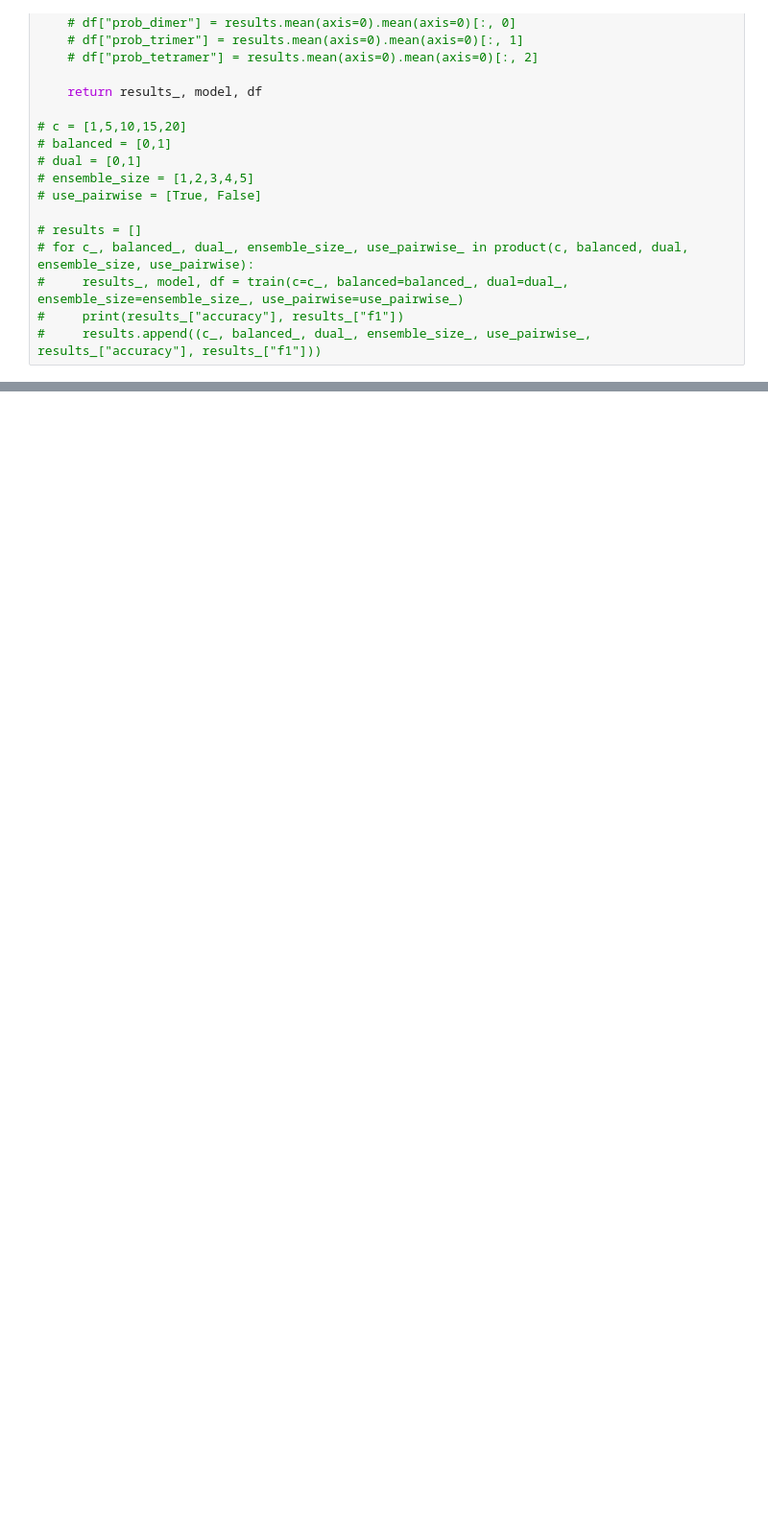
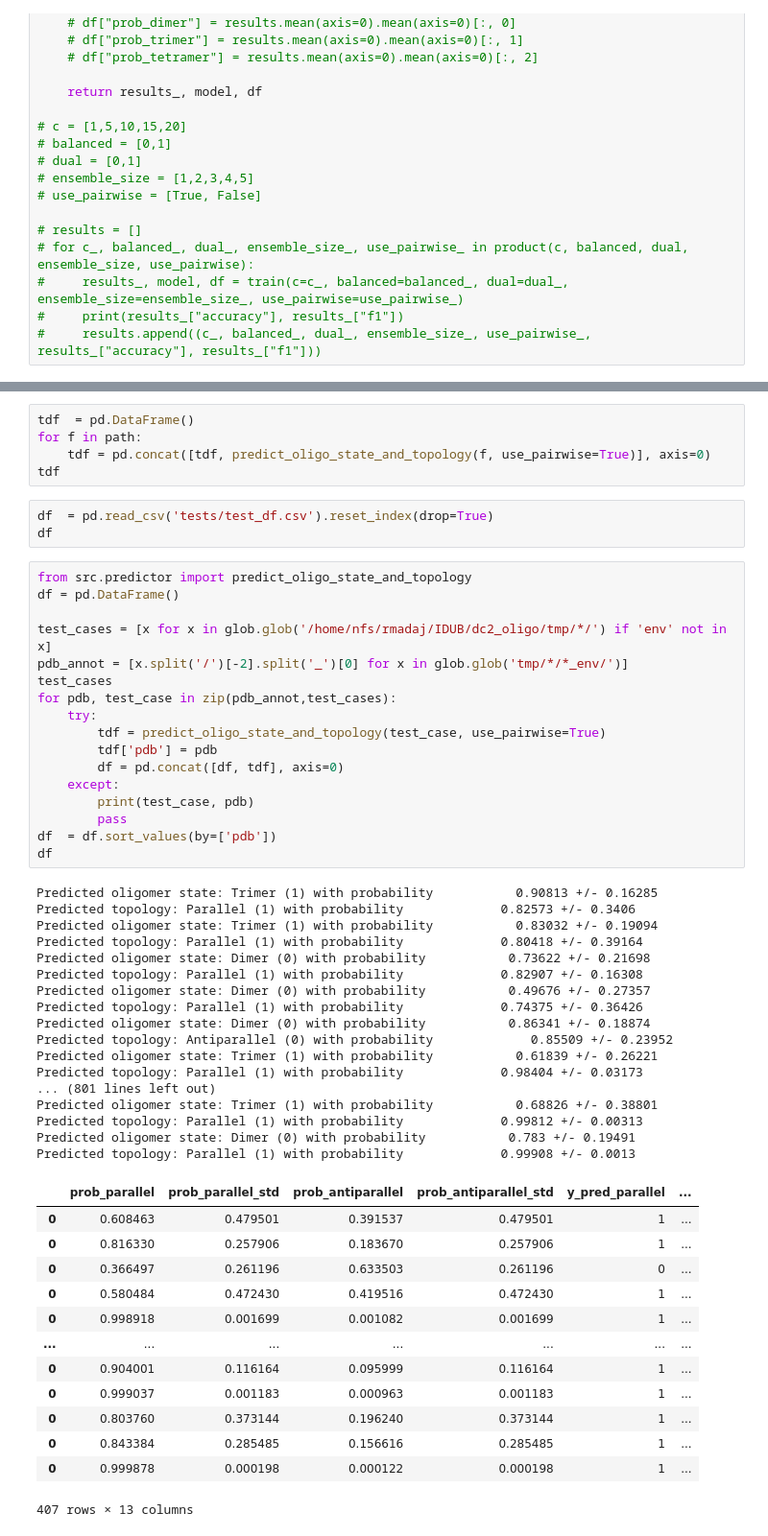
Before and after one commit to labstructbioinf/dc2_oligo, a Jupyter notebook: orient.ipynb, the cells around one changed output, grey strips where cells are left out. Shown at 96% size. Cells and saved outputs as stored; diff of their text form; blank space fills up the shorter version.

```diff
--- a/orient.ipynb
+++ b/orient.ipynb
@@ -231,0 +203,56 @@ df[['pdb','parallel_code','parallel']].loc[df.pdb == '4dzo'].head(10)
+# %%
+tdf  = pd.DataFrame()
+for f in path:
+    tdf = pd.concat([tdf, predict_oligo_state_and_topology(f, use_pairwise=True)], axis=0)
+tdf
+# %%
+df  = pd.read_csv('tests/test_df.csv').reset_index(drop=True)
+df
+# %%
+from src.predictor import predict_oligo_state_and_topology
+df = pd.DataFrame()
+
+test_cases = [x for x in glob.glob('/home/nfs/rmadaj/IDUB/dc2_oligo/tmp/*/') if 'env' not in x]
+pdb_annot = [x.split('/')[-2].split('_')[0] for x in glob.glob('tmp/*/*_env/')]
+test_cases
+for pdb, test_case in zip(pdb_annot,test_cases):
+    try:
+        tdf = predict_oligo_state_and_topology(test_case, use_pairwise=True)
+        tdf['pdb'] = pdb
+        df = pd.concat([df, tdf], axis=0)
+    except:
+        print(test_case, pdb)
+        pass
+df  = df.sort_values(by=['pdb'])
+df
+# %% [output]
+Predicted oligomer state: Trimer (1) with probability           0.90813 +/- 0.16285
+Predicted topology: Parallel (1) with probability             0.82573 +/- 0.3406
+Predicted oligomer state: Trimer (1) with probability           0.83032 +/- 0.19094
+Predicted topology: Parallel (1) with probability             0.80418 +/- 0.39164
+Predicted oligomer state: Dimer (0) with probability           0.73622 +/- 0.21698
+Predicted topology: Parallel (1) with probability             0.82907 +/- 0.16308
+Predicted oligomer state: Dimer (0) with probability           0.49676 +/- 0.27357
+Predicted topology: Parallel (1) with probability             0.74375 +/- 0.36426
+Predicted oligomer state: Dimer (0) with probability           0.86341 +/- 0.18874
+Predicted topology: Antiparallel (0) with probability             0.85509 +/- 0.23952
+Predicted oligomer state: Trimer (1) with probability           0.61839 +/- 0.26221
+Predicted topology: Parallel (1) with probability             0.98404 +/- 0.03173
+... (801 lines left out)
+Predicted oligomer state: Trimer (1) with probability           0.68826 +/- 0.38801
+Predicted topology: Parallel (1) with probability             0.99812 +/- 0.00313
+Predicted oligomer state: Dimer (0) with probability           0.783 +/- 0.19491
+Predicted topology: Parallel (1) with probability             0.99908 +/- 0.0013
+|  | prob_parallel | prob_parallel_std | prob_antiparallel | prob_antiparallel_std | y_pred_parallel | ... |
+| 0 | 0.608463 | 0.479501 | 0.391537 | 0.479501 | 1 | ... |
+| 0 | 0.816330 | 0.257906 | 0.183670 | 0.257906 | 1 | ... |
+| 0 | 0.366497 | 0.261196 | 0.633503 | 0.261196 | 0 | ... |
+| 0 | 0.580484 | 0.472430 | 0.419516 | 0.472430 | 1 | ... |
+| 0 | 0.998918 | 0.001699 | 0.001082 | 0.001699 | 1 | ... |
+| ... | ... | ... | ... | ... | ... | ... |
+| 0 | 0.904001 | 0.116164 | 0.095999 | 0.116164 | 1 | ... |
+| 0 | 0.999037 | 0.001183 | 0.000963 | 0.001183 | 1 | ... |
+| 0 | 0.803760 | 0.373144 | 0.196240 | 0.373144 | 1 | ... |
+| 0 | 0.843384 | 0.285485 | 0.156616 | 0.285485 | 1 | ... |
+| 0 | 0.999878 | 0.000198 | 0.000122 | 0.000198 | 1 | ... |
+407 rows × 13 columns
```
Also changed, not shown: parts of 16 cells of this notebook, 6 other files.
